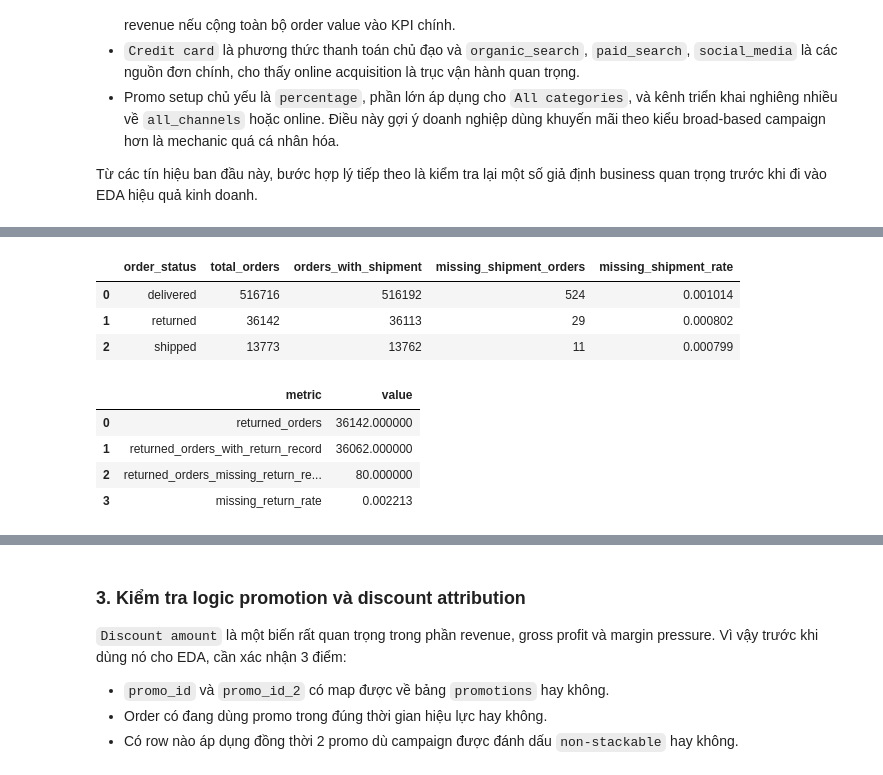
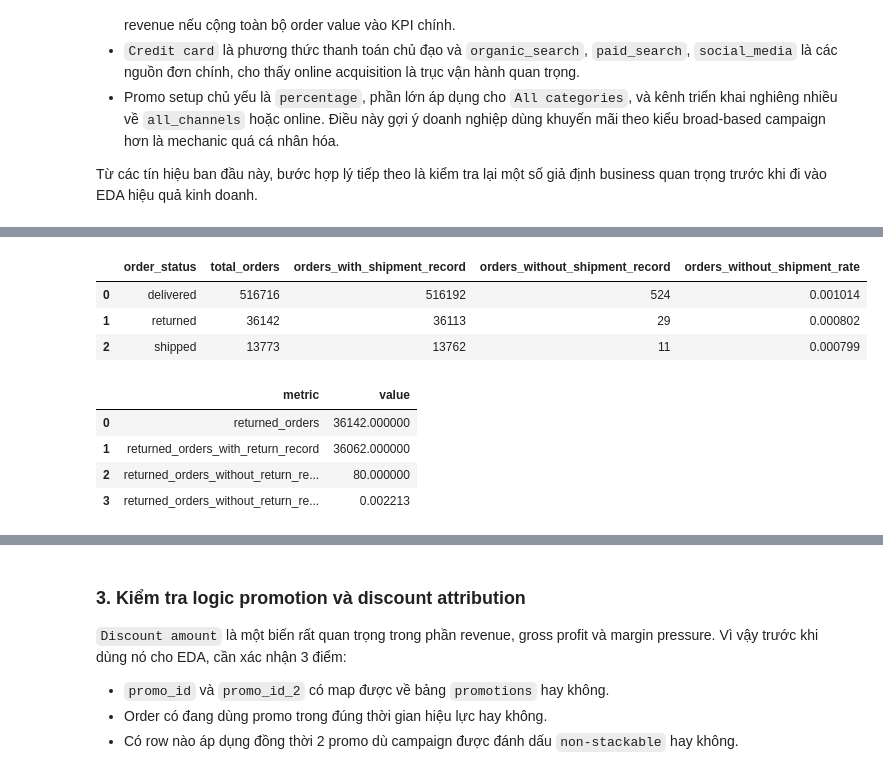
Before and after one commit to nguyen-lam-phuong-thao/datathon-2026-F.E.N.S, a Jupyter notebook: notebooks/Phan_2_EDA.ipynb, the cells around one changed output, grey strips where cells are left out. Drawn from its saved outputs; the diff is of its cells as text; code cells hidden in the pictures.

```diff
--- a/notebooks/Phan_2_EDA.ipynb
+++ b/notebooks/Phan_2_EDA.ipynb
@@ -480,50 +436,52 @@ Sau khi tách `cancelled` khỏi revenue story, bước tiếp theo là xác nh
 # %%
 shipment_status = ["shipped", "delivered", "returned"]
 
 orders_check = orders.copy()
 shipments_check = shipments.copy()
+
 target_orders = orders_check.loc[
-    orders_check["order_status"].isin(shipment_status), ["order_id", "order_status"]
-]
+    orders_check["order_status"].isin(shipment_status),
+    ["order_id", "order_status", "order_date"]
+].copy()
 
-shipment_order_ids = shipments_check[["order_id"]]
+shipment_order_ids = shipments_check[["order_id"]].drop_duplicates()
 
 shipment_audit = target_orders.merge(
     shipment_order_ids.assign(has_shipment=True),
     on="order_id",
     how="left"
 )
 
-shipment_audit["has_shipment"] = shipment_audit["has_shipment"].fillna(False).astype(bool)
+shipment_audit["has_shipment"] = shipment_audit["has_shipment"].eq(True)
 
 shipment_summary = (
     shipment_audit
     .groupby("order_status", as_index=False)
     .agg(
         total_orders=("order_id", "nunique"),
-        orders_with_shipment=("has_shipment", "sum")
+        orders_with_shipment_record=("has_shipment", "sum")
     )
 )
 
-shipment_summary["missing_shipment_orders"] = (
-    shipment_summary["total_orders"] - shipment_summary["orders_with_shipment"]
+shipment_summary["orders_without_shipment_record"] = (
+    shipment_summary["total_orders"] - shipment_summary["orders_with_shipment_record"]
 )
 
-shipment_summary["missing_shipment_rate"] = (
-    shipment_summary["missing_shipment_orders"] / shipment_summary["total_orders"]
+shipment_summary["orders_without_shipment_rate"] = (
+    shipment_summary["orders_without_shipment_record"] / shipment_summary["total_orders"]
 )
 
 display(shipment_summary)
 # %% [output]
-|  | order_status | total_orders | orders_with_shipment | missing_shipment_orders | missing_shipment_rate |
+|  | order_status | total_orders | orders_with_shipment_record | orders_without_shipment_record | orders_without_shipment_rate |
 | 0 | delivered | 516716 | 516192 | 524 | 0.001014 |
 | 1 | returned | 36142 | 36113 | 29 | 0.000802 |
 | 2 | shipped | 13773 | 13762 | 11 | 0.000799 |
 # %%
 returned_orders = orders_check.loc[
     orders_check["order_status"].eq("returned"),
-    ["order_id"]
-]
+    ["order_id", "order_date"]
+].copy()
 
 return_order_ids = returns[["order_id"]].drop_duplicates()
 
@@ -533,14 +491,14 @@ return_audit = returned_orders.merge(
     how="left"
 )
 
-return_audit["has_return"] = return_audit["has_return"].fillna(False).astype(bool)
+return_audit["has_return"] = return_audit["has_return"].eq(True)
 
 return_summary = pd.DataFrame({
     "metric": [
         "returned_orders",
         "returned_orders_with_return_record",
-        "returned_orders_missing_return_record",
-        "missing_return_rate"
+        "returned_orders_without_return_record",
+        "returned_orders_without_return_record_rate"
     ],
     "value": [
         returned_orders["order_id"].nunique(),
@@ -555,5 +513,5 @@ display(return_summary)
 |  | metric | value |
 | 0 | returned_orders | 36142.000000 |
 | 1 | returned_orders_with_return_record | 36062.000000 |
-| 2 | returned_orders_missing_return_re... | 80.000000 |
-| 3 | missing_return_rate | 0.002213 |
+| 2 | returned_orders_without_return_re... | 80.000000 |
+| 3 | returned_orders_without_return_re... | 0.002213 |
```
Also changed, not shown: parts of 22 cells of this notebook.
